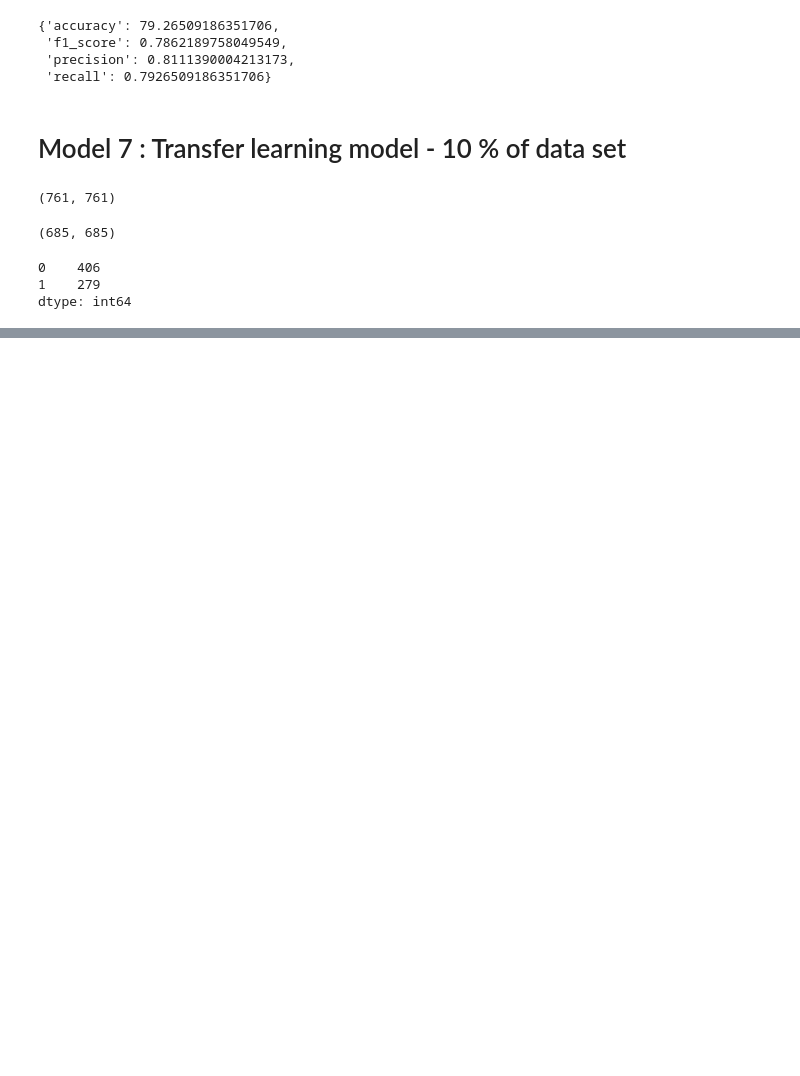
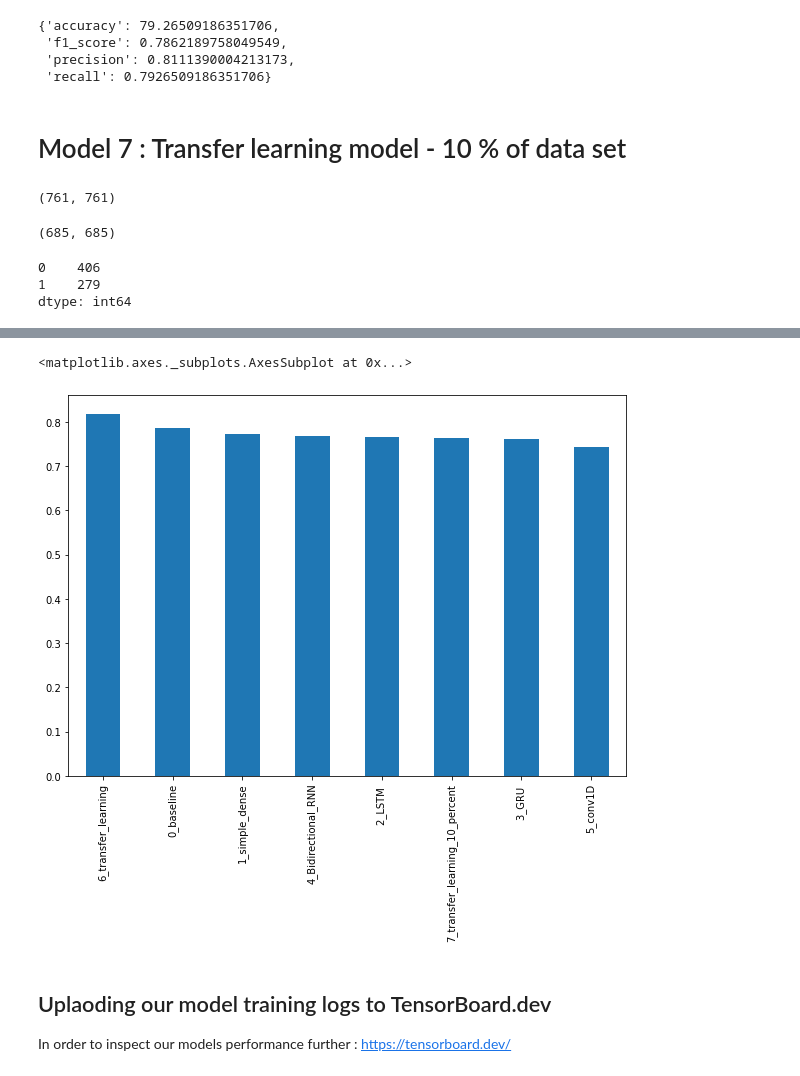
Before and after one commit to hrushikute/DataAnalytics, a Jupyter notebook: NLP_introduction_to_tensorflow.ipynb, the cells around one changed output, grey strips where cells are left out. Drawn from its saved outputs; the diff is of its cells as text; code cells hidden in the pictures; blank space fills up the shorter version.

```diff
--- a/NLP_introduction_to_tensorflow.ipynb
+++ b/NLP_introduction_to_tensorflow.ipynb
@@ -1347,0 +1348,10 @@ all_model_result.plot(kind='bar',figsize=(10,7)).legend();
+# %%
+# Sort model results by f1-score
+
+all_model_result.sort_values("f1_score", ascending=False)["f1_score"].plot(kind ="bar", figsize=(10,7))
+# %% [output]
+<matplotlib.axes._subplots.AxesSubplot at 0x...>
+[figure, added]
+# %% [markdown]
+## Uplaoding our model training logs to TensorBoard.dev
+In order to inspect our models performance further : https://tensorboard.dev/
```
Also changed, not shown: parts of 43 cells of this notebook.
